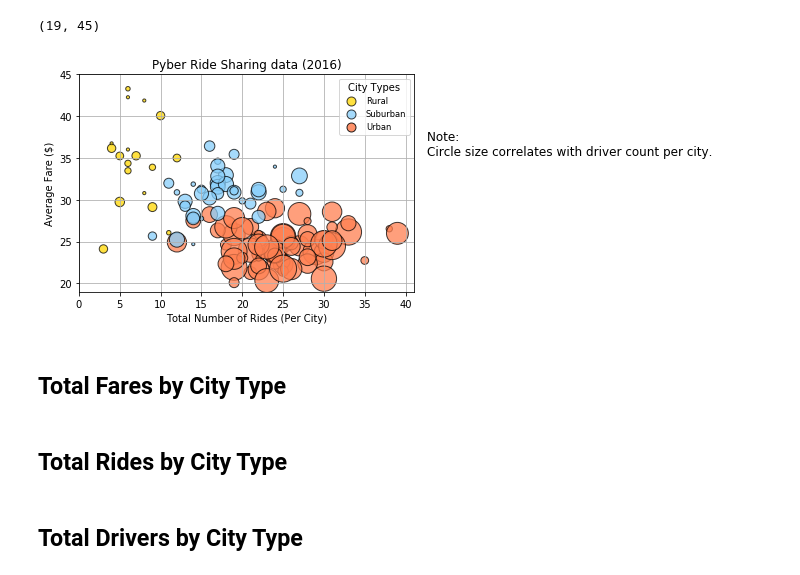
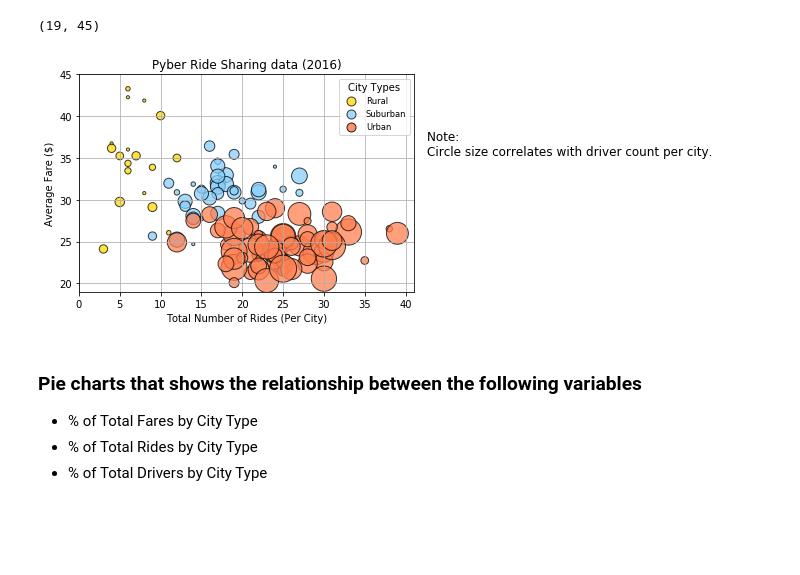
Before and after one commit to clafrance/matplotlib, a Jupyter notebook: Pyber/pyber.ipynb, the cells around one changed output. Drawn from its saved outputs; the diff is of its cells as text; code cells hidden in the pictures; blank space fills up the shorter version.

```diff
--- a/Pyber/pyber.ipynb
+++ b/Pyber/pyber.ipynb
@@ -67,42 +75,21 @@ city_types, city_types_new
 # %%
-# Find x limit
-
-# Group by city type and city
+# Find min and max ride counts, use as x limit
 cities_rides_grouped = cities_rides_df.groupby(['type', 'city'])
-
-# Find the ride counts for each city type in each city
-number_of_rides = cities_rides_grouped['fare'].count()
-
-# Find the min and max ride count
-number_of_rides_min = int(np.floor(number_of_rides.min()))
-number_of_rides_max = int(np.ceil(number_of_rides.max()))
-
-x_min = number_of_rides_min - 3
-x_max = number_of_rides_max + 2
+number_of_rides = cities_rides_grouped['city'].count()
+x_min = int(np.floor(number_of_rides.min())) - 3
+x_max = int(np.ceil(number_of_rides.max())) + 2
 x_min, x_max
 # %% [output]
 (0, 41)
 # %%
-# Find y limit
-
-# Find the ride counts for each city type in each city
+# Find min and max average fares, use as y limit
 average_fares = cities_rides_grouped['fare'].mean()
-
-# Find the min and max average fares
-average_fares_min = int(np.floor(average_fares.min()))
-average_fares_max = int(np.ceil(average_fares.max()))
-
-y_min = average_fares_min - 1
-y_max = average_fares_max + 1
+y_min = int(np.floor(average_fares.min())) - 1
+y_max = int(np.ceil(average_fares.max())) + 1
 y_min, y_max
 # %% [output]
 (19, 45)
 # %%
-# plt.figure.autolayout : True
-# plt.figure(figsize=(8,5))
-
-rides_summary = {}
-
 # Set x limit, y limit
 plt.xlim(x_min, x_max)
 plt.ylim(y_min, y_max)
@@ -114,44 +101,37 @@ plt.ylabel("Average Fare ($)")
 plt.grid(True)
 
 # Plot the scatter plot
-for city_type in city_types_new:
+for city_type in city_types:
     if city_type == "Rural":
         color = "Gold"
     elif city_type == 'Suburban':
         color = 'lightskyblue'
     else:
         color = 'coral'
 
-    rides = cities_rides_df.loc[cities_rides_df['type'] == city_type]
-    rides_grouped_by_city = rides.groupby('city')
+    rides_grouped_by_city = cities_rides_df.loc[cities_rides_df['type'] == city_type].groupby('city')
 
     number_of_rides_by_city = rides_grouped_by_city['fare'].count()
     average_fare_by_city = rides_grouped_by_city["fare"].mean()
     drivers_count_by_city = (rides_grouped_by_city['driver_count'].mean()) * 10
 
     # Plot the chart
     plt.scatter(number_of_rides_by_city, average_fare_by_city, marker="o", facecolors=color, edgecolors="black",
             s=drivers_count_by_city, alpha=0.75, label=type)
 
 # Create dummy objects for legend
 h1 = plt.scatter([0], [0], marker="o", facecolors="gold", edgecolors="black", alpha=0.75, label="Rural")
 h2 = plt.scatter([0], [0], marker="o", facecolors="lightskyblue", edgecolors="black", alpha=0.75, label="Suburban")
 h3 = plt.scatter([0], [0], marker="o", facecolors="coral", edgecolors="black", alpha=0.85, label="Urban")
 
 # Set legend
 legend = plt.legend(handles=[h1, h2, h3], markerscale=1.5, title="City Types", loc="best", fontsize='small', fancybox=True)
 
 # Incorporate a text label regarding circle size
 plt.figtext(0.93, 0.60,"Note: \nCircle size correlates with driver count per city.", wrap=False,
             horizontalalignment='left', fontsize=12)
 
-plt.savefig("pyber.png", bbox_inches='tight')
+plt.savefig("analysis/pyber.png", bbox_inches='tight')
 plt.show()
 # %% [output]
-[figure, old version]
+[figure, new version]
-# %% [markdown]
-## Total Fares by City Type
-# %% [markdown]
-## Total Rides by City Type
-# %% [markdown]
-## Total Drivers by City Type
@@ -161 +138,7 @@ rides_by_city_type = cities_rides_df.groupby('type')
+# %% [markdown]
+### Pie charts that shows the relationship between the following variables
+
+* % of Total Fares by City Type
+* % of Total Rides by City Type
+* % of Total Drivers by City Type
 # %%
```
Also changed, not shown: parts of 12 cells of this notebook, 12 other files.
